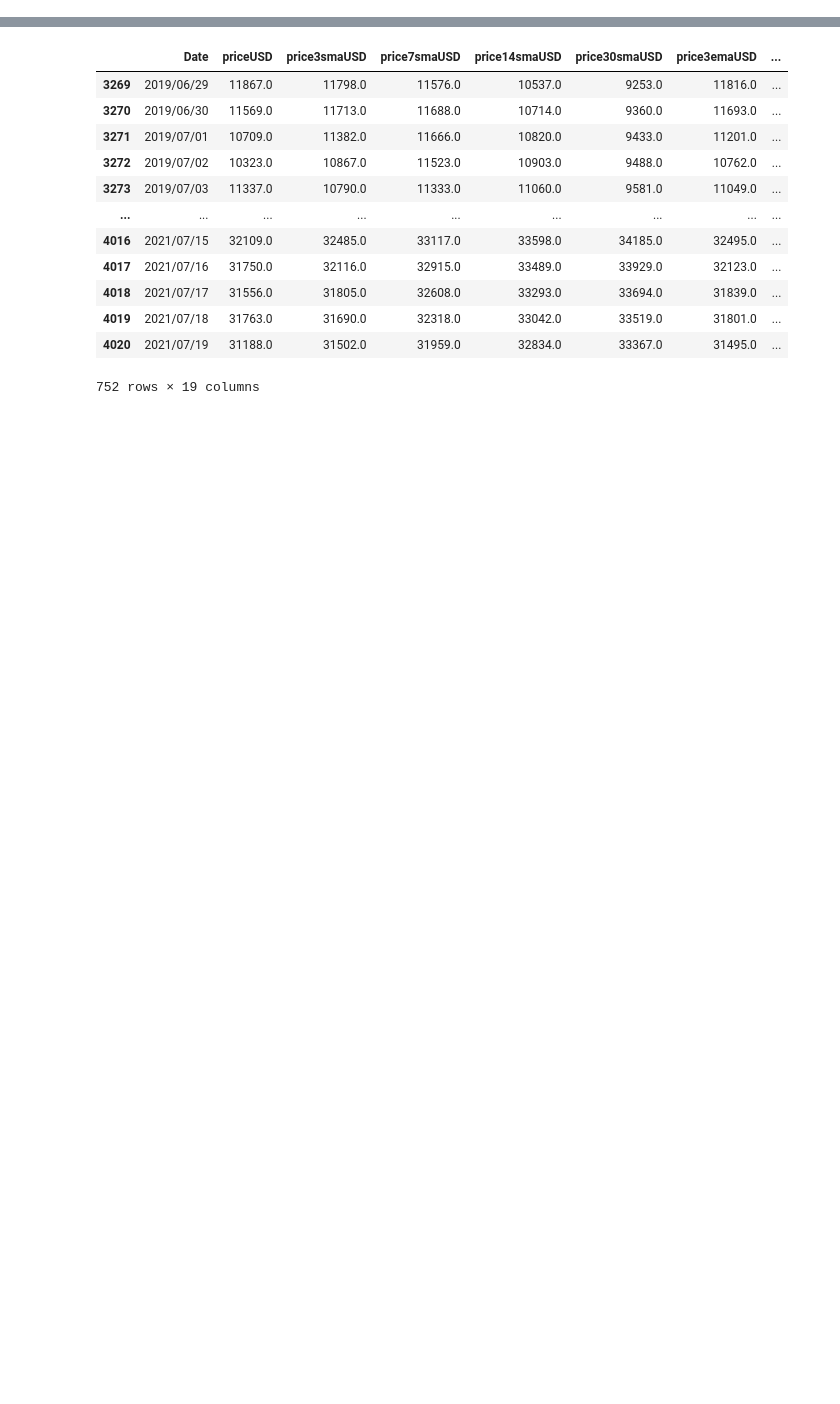
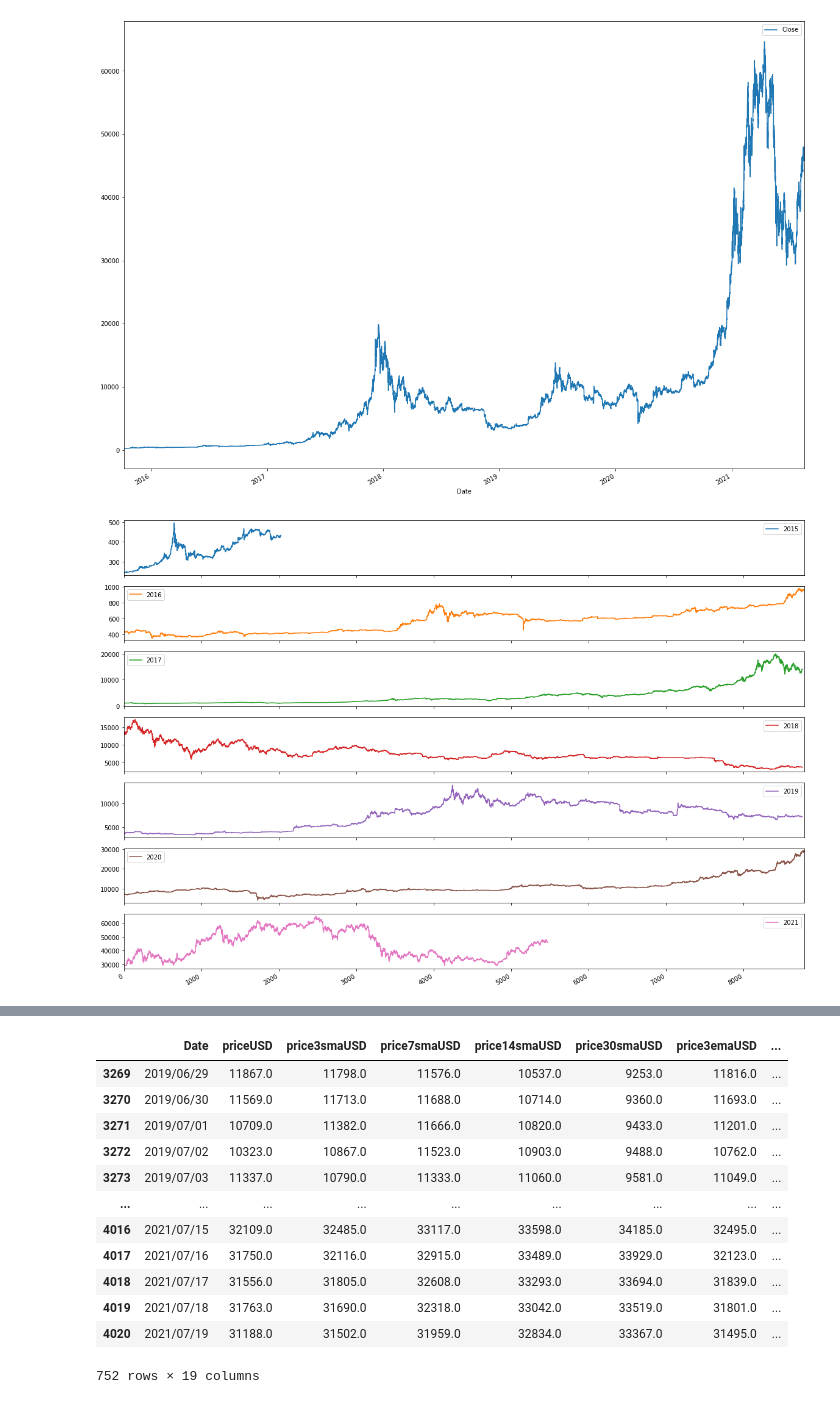
Before and after one commit to deepanshgandhi/Bitcoin-Price-Forecast, a Jupyter notebook: models/Training_ANN_reg.ipynb, the cells around one changed output, grey strips where cells are left out. Saved outputs shown, nothing was run; the diff lists cells and outputs as text; code cells hidden in the pictures; blank space fills up the shorter version.

Commit message:
model and graphs

```diff
--- a/models/Training_ANN_reg.ipynb
+++ b/models/Training_ANN_reg.ipynb
@@ -89,0 +86,9 @@ dataframe.head(3)
+# %%
+# Dataset - FREE HISTORICAL DATA from https://www.cryptodatadownload.com/data/
+
+# Data is organized by exchange and symbol. Please select the exchange grouping below. This data is offered for free under the Creative Commons Attribution-NonCommercial-ShareAlike 4.0 International License
+
+dataframe = pd.read_csv("../data/new/gemini_BTCUSD_1hr.csv", sep=',', skiprows=1,
+                        parse_dates=True, squeeze=True, header=0, index_col=1)
+
+#dataframe['Date'] = pd.to_datetime(dataframe['Date'])
@@ -89,0 +103,26 @@ dataframe.head(3)
+# %%
+# Data Visualization
+import warnings
+warnings.filterwarnings('ignore')
+
+# Price Data variation by year
+series = dataframe[['Close']]
+series.plot()
+pyplot.show()
+
+# Price Data variation by hours in a year 24*365=8760
+years_ls = []
+groups = series.groupby(pd.Grouper(freq='A'))
+years = pd.DataFrame()
+for name, group in groups:
+    series_temp = pd.DataFrame()
+    series_temp[name.year] = group.values.ravel()
+    years_ls.append(name.year)
+    years = pd.concat([years,series_temp], ignore_index=True, axis=1)
+years.columns = years_ls
+years.plot(subplots=True)
+pyplot.rcParams["figure.figsize"] = (20,15)
+pyplot.show()
+# %% [output]
+[figure, added]
+[figure, added]
```
Also changed, not shown: parts of 38 cells of this notebook, 3 other files.
